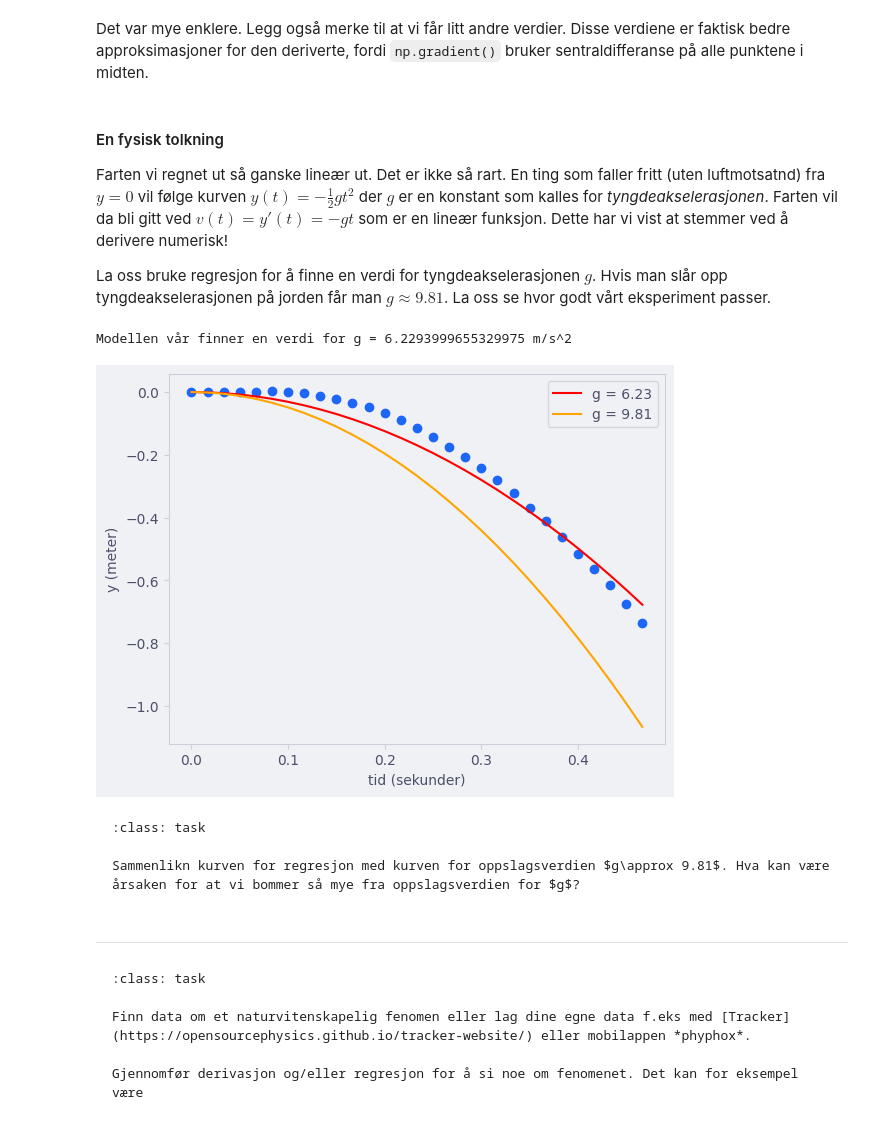
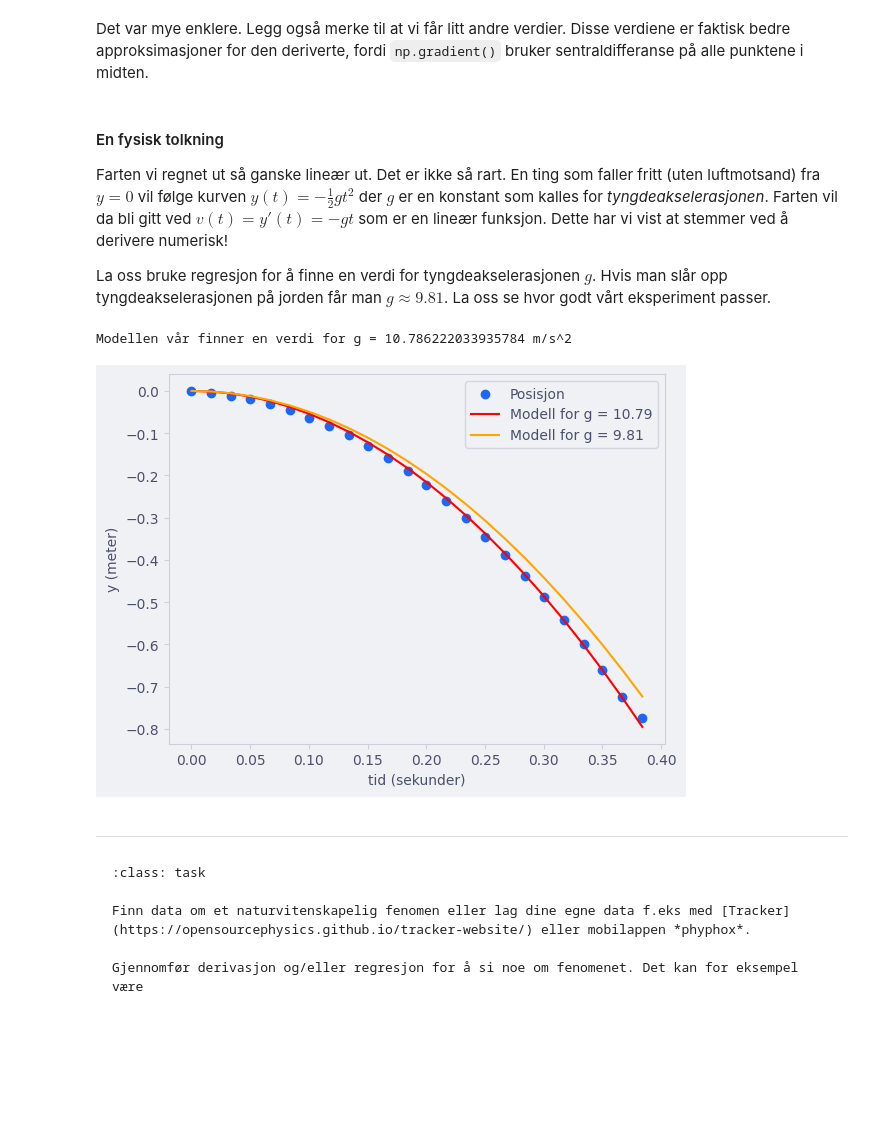
Before and after one commit to tobiasmelbo/onlinebok, a Jupyter notebook: _sources/Dataanalyse og plotting/Derivasjon Datasett.ipynb, the cells around one changed output. Cells and saved outputs as stored; diff of their text form; code cells hidden in the pictures; blank space fills up the shorter version.

````diff
--- a/_sources/Dataanalyse og plotting/Derivasjon Datasett.ipynb
+++ b/_sources/Dataanalyse og plotting/Derivasjon Datasett.ipynb
@@ -90,42 +91,36 @@ Det var mye enklere. Legg også merke til at vi får litt andre verdier. Disse v
 # %% [markdown]
 #### En fysisk tolkning
 
-Farten vi regnet ut så ganske lineær ut. Det er ikke så rart. En ting som faller fritt (uten luftmotsatnd) fra $y=0$ vil følge kurven $y(t)=-\frac{1}{2}gt^2$ der $g$ er en konstant som kalles for *tyngdeakselerasjonen*. Farten vil da bli gitt ved $v(t)=y'(t)=-gt$ som er en lineær funksjon. Dette har vi vist at stemmer ved å derivere numerisk!
+Farten vi regnet ut så ganske lineær ut. Det er ikke så rart. En ting som faller fritt (uten luftmotsand) fra $y=0$ vil følge kurven $y(t)=-\frac{1}{2}gt^2$ der $g$ er en konstant som kalles for *tyngdeakselerasjonen*. Farten vil da bli gitt ved $v(t)=y'(t)=-gt$ som er en lineær funksjon. Dette har vi vist at stemmer ved å derivere numerisk!
 
 La oss bruke regresjon for å finne en verdi for tyngdeakselerasjonen $g$. Hvis man slår opp tyngdeakselerasjonen på jorden får man $g\approx 9.81$. La oss se hvor godt vårt eksperiment passer.
 # %%
 import pandas as pd
 import matplotlib.pyplot as plt
 from scipy.optimize import curve_fit
 
-df = pd.read_csv("fallende_terning.csv", decimal=".", delimiter=",")
+df = pd.read_csv("fallende_terning.csv", decimal=".", delimiter=";")
 
 t = df["t"]
 y = df["y"]
 
 def modell_y(t, g):
     return - 0.5 * g * t **2
 
 g = curve_fit(modell_y, t, y)[0][0]
 
 print(f"Modellen vår finner en verdi for g = {g} m/s^2")
 
-plt.scatter(t, y)
-plt.plot(t, modell_y(t, g), label=f"g = {g:.2f}", color="red")
-plt.plot(t, modell_y(t, 9.81), label=f"g = 9.81", color="orange")
+plt.scatter(t, y, label="Posisjon")
+plt.plot(t, modell_y(t, g), label=f"Modell for g = {g:.2f}", color="red")
+plt.plot(t, modell_y(t, 9.81), label=f"Modell for g = 9.81", color="orange")
 plt.xlabel("tid (sekunder)")
 plt.ylabel("y (meter)")
 plt.legend()
 plt.show()
 # %% [output]
-Modellen vår finner en verdi for g = 6.2293999655329975 m/s^2
+Modellen vår finner en verdi for g = 10.786222033935784 m/s^2
-[figure, old version]
+[figure, new version]
-# %% [markdown]
-```{admonition} Tenk
-:class: task
-
-Sammenlikn kurven for regresjon med kurven for oppslagsverdien $g\approx 9.81$. Hva kan være årsaken for at vi bommer så mye fra oppslagsverdien for $g$?
-```
 # %% [markdown]
 ---
 
````
Also changed, not shown: parts of 3 cells of this notebook, 11 other files.
